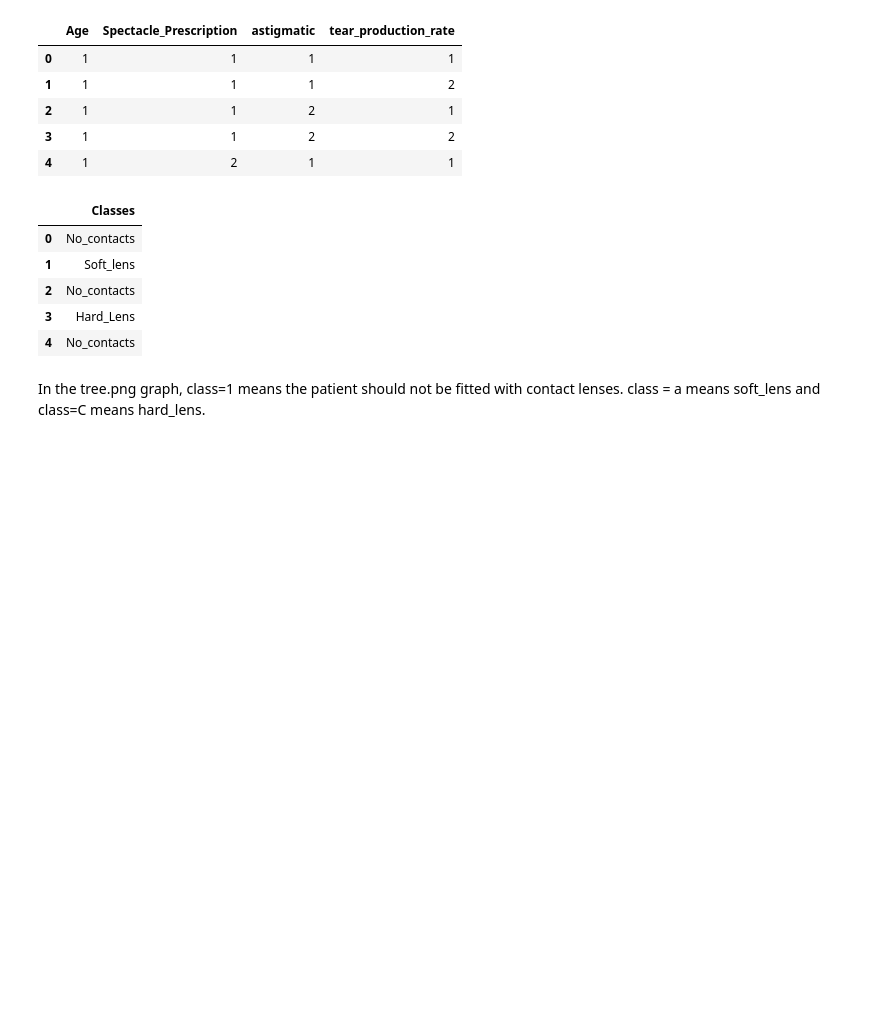
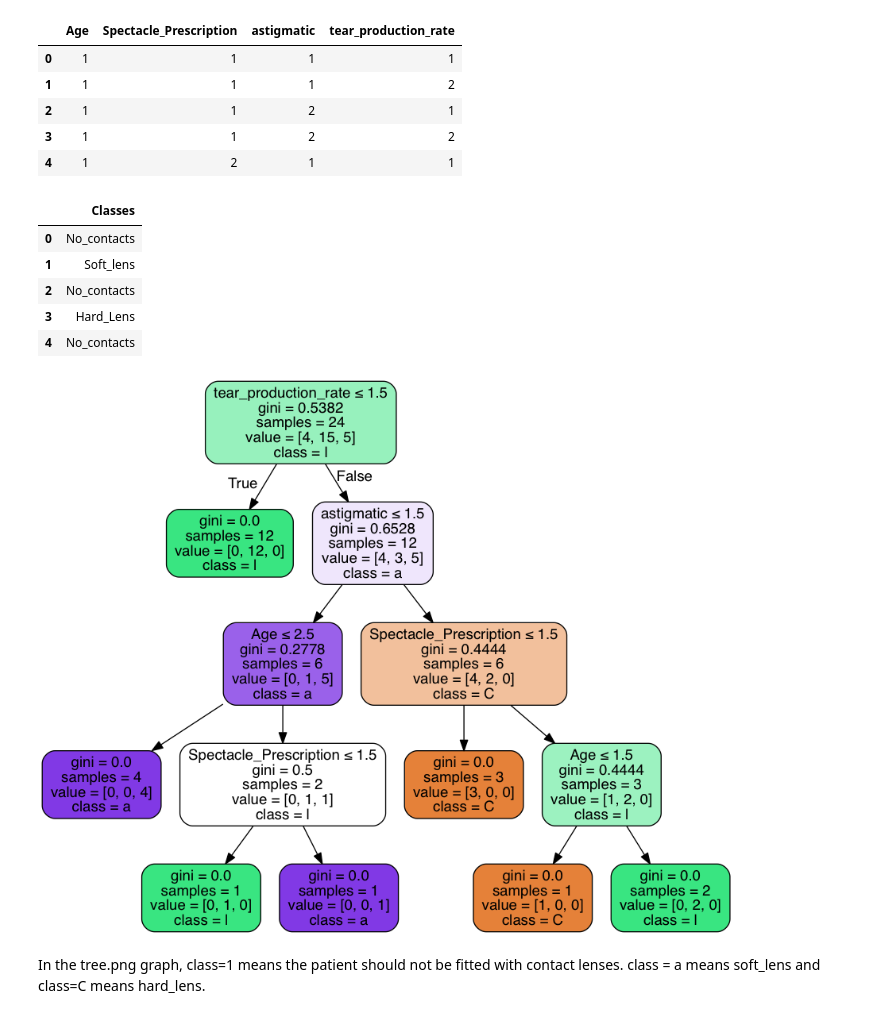
Before and after one commit to Shivam101/cs6220, a Jupyter notebook: Assignment 07.ipynb, the cells around one changed output. Saved outputs shown, nothing was run; the diff lists cells and outputs as text; code cells hidden in the pictures; blank space fills up the shorter version.

```diff
--- a/Assignment 07.ipynb
+++ b/Assignment 07.ipynb
@@ -108,6 +109,11 @@ tree.export_graphviz(clf,
                          class_names='Classes',
                          filled=True, rounded=True,
                          special_characters=True)
+# %%
+graph = pydotplus.graph_from_dot_data(open('tree_image.dot').read())
+Image(graph.create_png())
+# %% [output]
+[figure, added]
 # %% [markdown]
 In the tree.png graph, class=1 means the patient should not be fitted with contact lenses. class = a means soft_lens and class=C means hard_lens.
 # %% [markdown]
```
Also changed, not shown: parts of 1 cell of this notebook, 1 other file.
